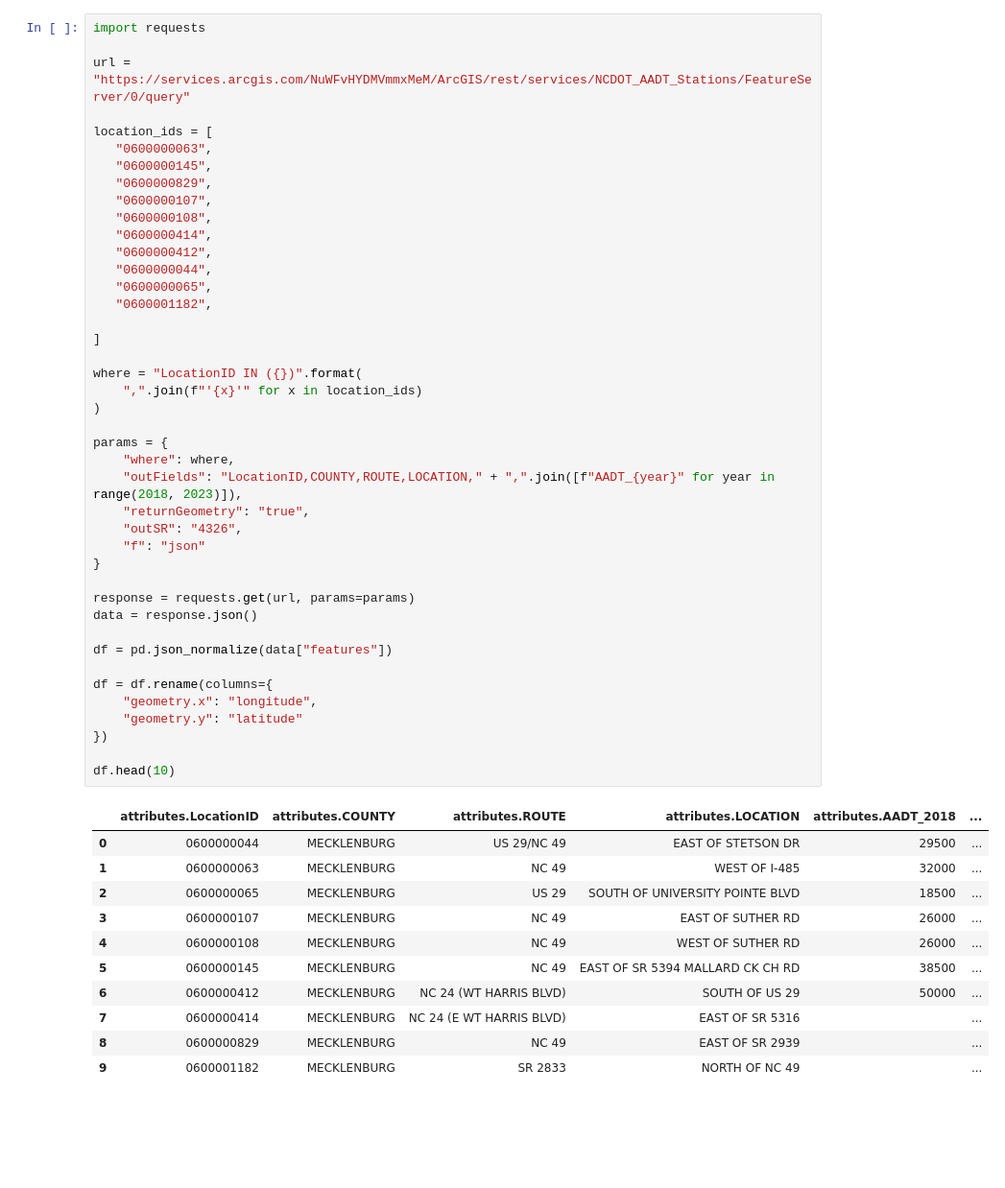
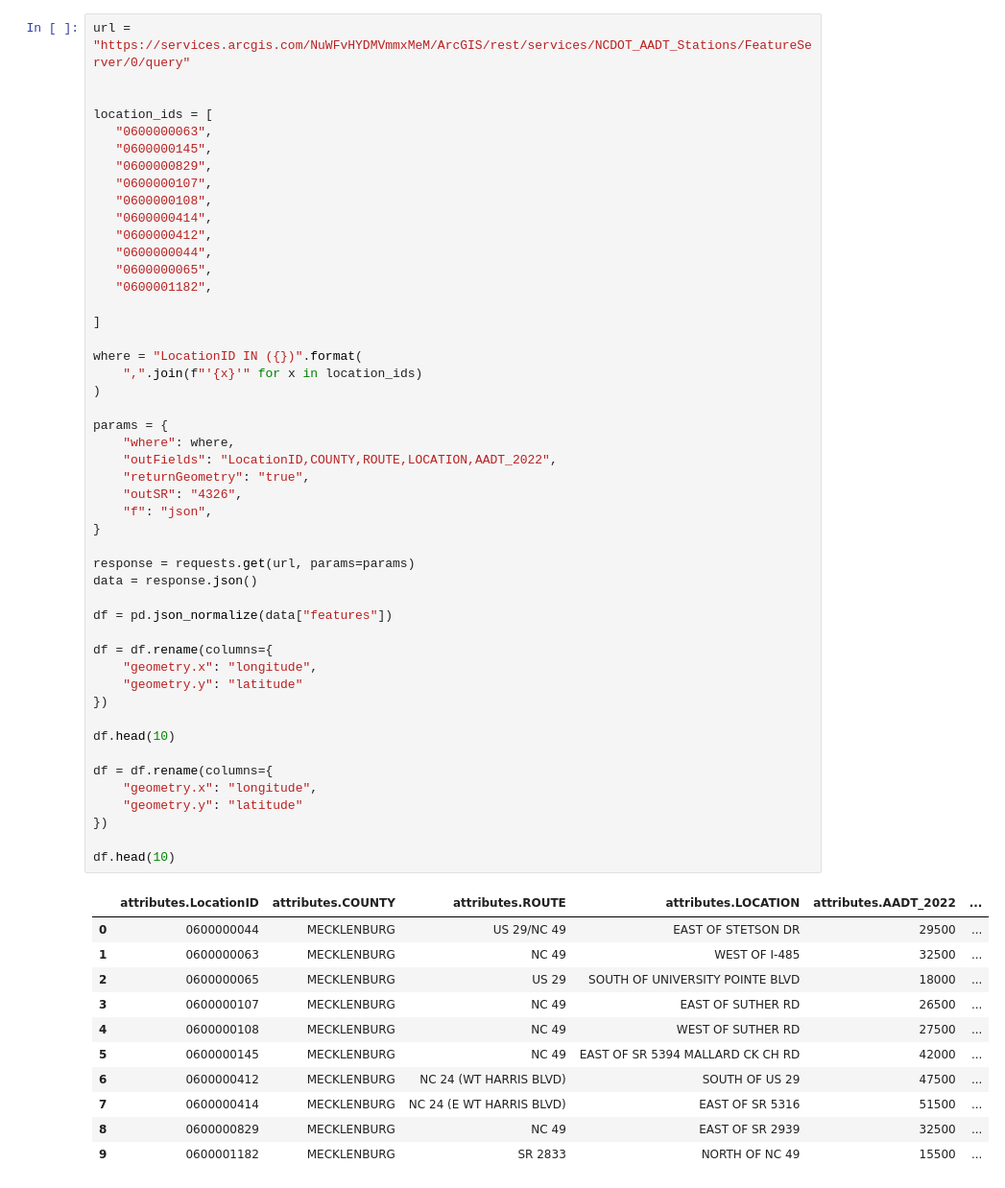
Before and after one commit to Beansproutss/DTSC-3601-Final-Project, a Jupyter notebook: data_cleaning.ipynb, the cells around one changed output. Shown at 96% size. Drawn from its saved outputs; the diff is of its cells as text; blank space fills up the shorter version.

```diff
--- a/data_cleaning.ipynb
+++ b/data_cleaning.ipynb
@@ -62,7 +84,6 @@ memory usage: 612.0+ bytes
 # %%
-import requests
+url = "https://services.arcgis.com/NuWFvHYDMVmmxMeM/ArcGIS/rest/services/NCDOT_AADT_Stations/FeatureServer/0/query"
 
-url = "https://services.arcgis.com/NuWFvHYDMVmmxMeM/ArcGIS/rest/services/NCDOT_AADT_Stations/FeatureServer/0/query"
 
 location_ids = [
    "0600000063",
@@ -73,46 +94,53 @@ location_ids = [
    "0600000414",
    "0600000412",
    "0600000044",
    "0600000065",
    "0600001182",
 
 ]
 
 where = "LocationID IN ({})".format(
     ",".join(f"'{x}'" for x in location_ids)
 )
 
 params = {
     "where": where,
-    "outFields": "LocationID,COUNTY,ROUTE,LOCATION," + ",".join([f"AADT_{year}" for year in range(2018, 2023)]),
+    "outFields": "LocationID,COUNTY,ROUTE,LOCATION,AADT_2022",
     "returnGeometry": "true",
     "outSR": "4326",
-    "f": "json"
+    "f": "json",
 }
 
 response = requests.get(url, params=params)
 data = response.json()
 
 df = pd.json_normalize(data["features"])
 
 df = df.rename(columns={
     "geometry.x": "longitude",
     "geometry.y": "latitude"
 })
 
 df.head(10)
+
+df = df.rename(columns={
+    "geometry.x": "longitude",
+    "geometry.y": "latitude"
+})
+
+df.head(10)
 # %% [output]
-|  | attributes.LocationID | attributes.COUNTY | attributes.ROUTE | attributes.LOCATION | attributes.AADT_2018 | ... |
+|  | attributes.LocationID | attributes.COUNTY | attributes.ROUTE | attributes.LOCATION | attributes.AADT_2022 | ... |
 | 0 | 0600000044 | MECKLENBURG | US 29/NC 49 | EAST OF STETSON DR | 29500 | ... |
-| 1 | 0600000063 | MECKLENBURG | NC 49 | WEST OF I-485 | 32000 | ... |
-| 2 | 0600000065 | MECKLENBURG | US 29 | SOUTH OF UNIVERSITY POINTE BLVD | 18500 | ... |
-| 3 | 0600000107 | MECKLENBURG | NC 49 | EAST OF SUTHER RD | 26000 | ... |
-| 4 | 0600000108 | MECKLENBURG | NC 49 | WEST OF SUTHER RD | 26000 | ... |
-| 5 | 0600000145 | MECKLENBURG | NC 49 | EAST OF SR 5394 MALLARD CK CH RD | 38500 | ... |
-| 6 | 0600000412 | MECKLENBURG | NC 24 (WT HARRIS BLVD) | SOUTH OF US 29 | 50000 | ... |
-| 7 | 0600000414 | MECKLENBURG | NC 24 (E WT HARRIS BLVD) | EAST OF SR 5316 |  | ... |
-| 8 | 0600000829 | MECKLENBURG | NC 49 | EAST OF SR 2939 |  | ... |
-| 9 | 0600001182 | MECKLENBURG | SR 2833 | NORTH OF NC 49 |  | ... |
+| 1 | 0600000063 | MECKLENBURG | NC 49 | WEST OF I-485 | 32500 | ... |
+| 2 | 0600000065 | MECKLENBURG | US 29 | SOUTH OF UNIVERSITY POINTE BLVD | 18000 | ... |
+| 3 | 0600000107 | MECKLENBURG | NC 49 | EAST OF SUTHER RD | 26500 | ... |
+| 4 | 0600000108 | MECKLENBURG | NC 49 | WEST OF SUTHER RD | 27500 | ... |
+| 5 | 0600000145 | MECKLENBURG | NC 49 | EAST OF SR 5394 MALLARD CK CH RD | 42000 | ... |
+| 6 | 0600000412 | MECKLENBURG | NC 24 (WT HARRIS BLVD) | SOUTH OF US 29 | 47500 | ... |
+| 7 | 0600000414 | MECKLENBURG | NC 24 (E WT HARRIS BLVD) | EAST OF SR 5316 | 51500 | ... |
+| 8 | 0600000829 | MECKLENBURG | NC 49 | EAST OF SR 2939 | 32500 | ... |
+| 9 | 0600001182 | MECKLENBURG | SR 2833 | NORTH OF NC 49 | 15500 | ... |
 # %%
 df.isnull().sum()
 # %% [output]
```
Also changed, not shown: parts of 6 cells of this notebook.
